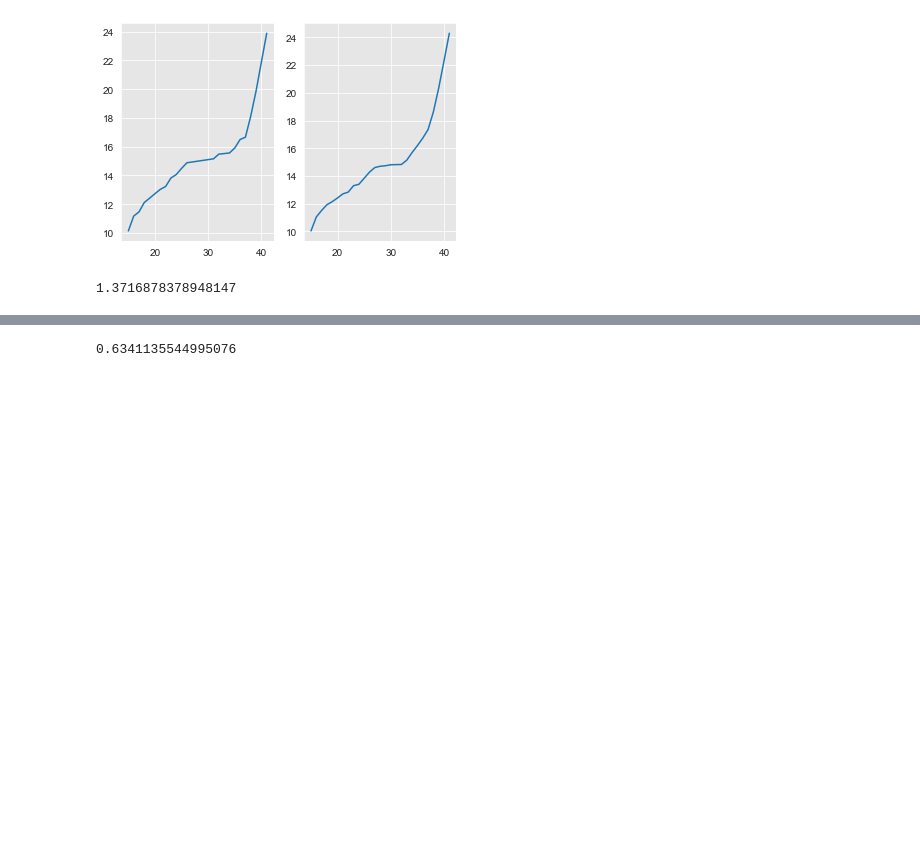
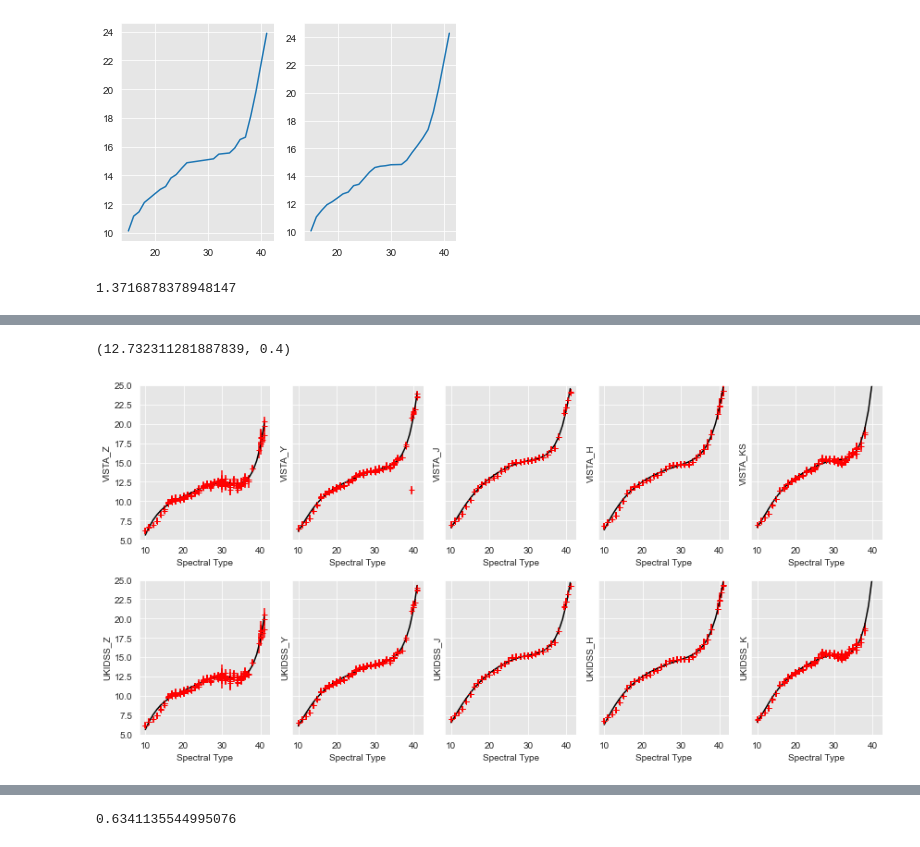
Before and after one commit to caganze/popsims, a Jupyter notebook: notebooks/absmag relations.ipynb, the cells around one changed output, grey strips where cells are left out. Drawn from its saved outputs; the diff is of its cells as text; code cells hidden in the pictures; blank space fills up the shorter version.

```diff
--- a/notebooks/absmag relations.ipynb
+++ b/notebooks/absmag relations.ipynb
@@ -324,14 +338,16 @@ def absolute_mag_kirkpatrick(spt, filt):
 
 
 def get_abs_mag(spt, flter):
+    #base absolute mag relations to use to convert from other absmag
     m, munc=(np.nan, np.nan)
-    if flter=='2MASS J':
+
+    if ((flter.upper()=='2MASS J') or (flter.upper()=='2MASS_J')):
         corr=splat.photometry.vegaToAB('2MASS J')
-        #m, munc= spe.typeToMag(spt, '2MASS J')
         ((m, munc), (h, hunc))=make_mamajek_fit(spt)
+
         m= m+corr
 
-    if flter=='2MASS H':
+    if ((flter.upper()=='2MASS H') or (flter.upper()=='2MASS_H')):
         corr=splat.photometry.vegaToAB('2MASS H')
         if spt <36:
 
@@ -344,6 +360,12 @@ def get_abs_mag(spt, flter):
             m, munc=absolute_mag_kirkpatrick(spt, '2MASS H')
             m= m+corr
 
+    if ((flter.upper()=='2MASS KS') or (flter.upper()=='2MASS_KS')):
+        corr=splat.photometry.vegaToAB('2MASS Ks')
+        #m, munc= spe.typeToMag(spt, '2MASS J')
+        m, munc=spe.typeToMag(spt, '2MASS Ks', ref='dupuy2012')
+        m= m+corr
+
 
     if flter=='PANSTARRS_R':
         corr=splat.photometry.vegaToAB('PANSTARRS_R')
@@ -381,4 +417,5 @@ def get_abs_mags(row):
 # %%
-abs_df=df.apply(get_abs_mags, axis=1)
-sd_abs_df=sd_df_total.apply(get_abs_mags, axis=1)
+tqdm.pandas()
+abs_df=df.progress_apply(get_abs_mags, axis=1)
+#sd_abs_df=sd_df_total.apply(get_abs_mags, axis=1)
 # %%
@@ -391,3 +423,7 @@ Index(['NIRCAM_F115W', 'NIRCAM_F140M', 'NIRCAM_F150W', 'NIRCAM_F200W'], dtype='o
+# %%
+get_abs_mag(20, '2MASS J')
+# %% [output]
+(12.732311281887839, 0.4)
 # %%
 #FITS={}
 FITS=pd.read_pickle('/users/caganze/research/popsims/data/polynomial_relations.pkl')
@@ -394 +434,55 @@ FITS=pd.read_pickle('/users/caganze/research/popsims/data/polynomial_relations.p
+# %%
+#
+
+fig, ax=plt.subplots(2, 5, figsize=(12, 6), sharey=True)
+
+for c, a in zip(abs_df.columns, np.concatenate(ax)):
+    if c=='spt':
+        pass
+    else:
+        vals=np.vstack(abs_df[c].values)
+        #sd_vals=np.vstack(sd_abs_df[c].values)
+        spts=df.spt.values
+        #sd_spts=sd_df_total.spt.values
+
+        #masks
+        mask= np.logical_or.reduce([np.isnan(spts),
+                                    np.isnan(vals[:,0]),
+                                    np.isnan(vals[:,1])])
+
+        m, fit= fit_with_nsigma_clipping(spts[~mask],
+                                      vals[:,0][~mask],
+                                      vals[:,1][~mask], 6, sigma=3.)
+        #same for subdwarfs
+
+        #sd_mask= np.logical_or.reduce([np.isnan(sd_spts),
+        #                            np.isnan(sd_vals[:,0]),
+        #                            np.isnan(sd_vals[:,1])])
+
+        #sd_m, sd_fit= fit_with_nsigma_clipping(sd_spts[~sd_mask],
+        #                              sd_vals[:,0][~sd_mask],
+        #                              sd_vals[:,1][~sd_mask], 6, sigma=3.)
+        #same for subdwarfs
+
+        a.errorbar(spts, vals[:,0], fmt='+',
+                   yerr=vals[:,1], color='r')
+
+        #a.errorbar(sd_spts, sd_vals[:,0], fmt='+',
+        #           yerr=sd_vals[:,1], color='b')
+
+        #a.errorbar(spts[~mask][~m], vals[:,0][~mask][~m], fmt='+',
+        #           yerr=vals[:,1][~mask][~m], color='b')
+        #FITS['subdwarfs'].update({c: (sd_fit, np.nanmedian(sd_vals[:,1]))})
+        #add bounds as ell
+        FITS.update({c: (fit, np.nanmedian(vals[:,1]), \
+                         (np.nanmin(spts[~mask]), np.nanmax(spts[~mask])) )})
+        a.plot(np.arange(10, 42), fit(np.arange(10, 42)), c='k')
+        #a.plot(np.arange(15, 32), sd_fit(np.arange(15, 32)), c='b')
+        a.set_ylabel(c)
+        a.set_xlabel('Spectral Type')
+        plt.tight_layout()
+        #a.set_xlim([15, 41])
+        a.set_ylim([5, 25])
+# %% [output]
+[figure, added]
 # %%
```
Also changed, not shown: parts of 28 cells of this notebook, 12 other files.
